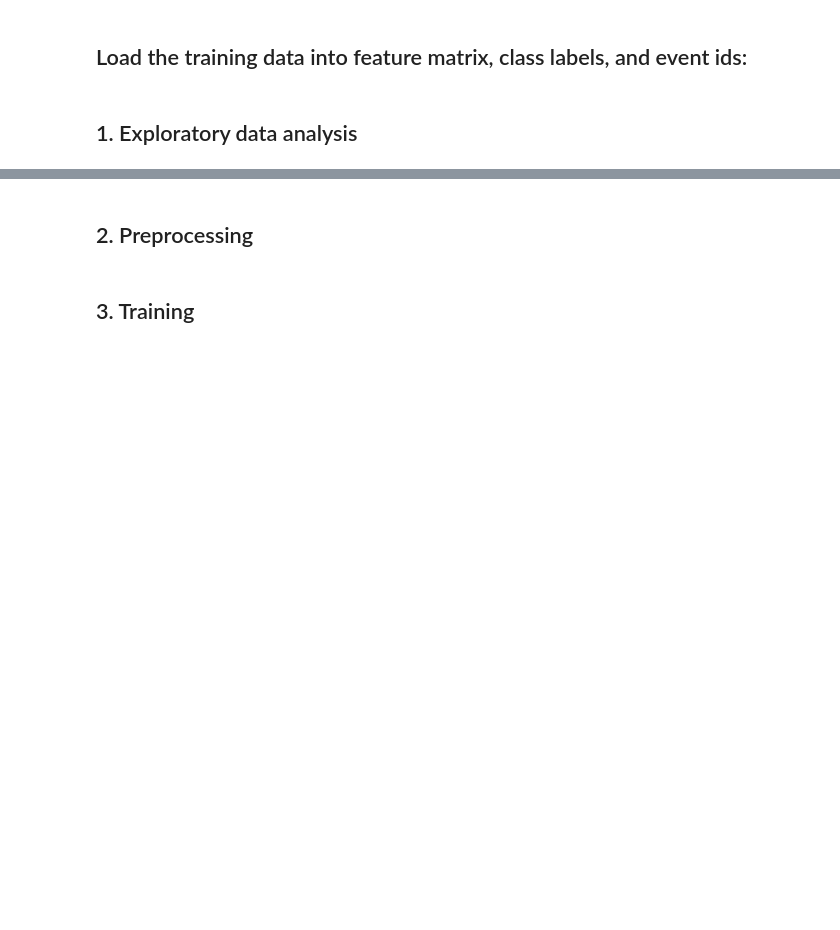
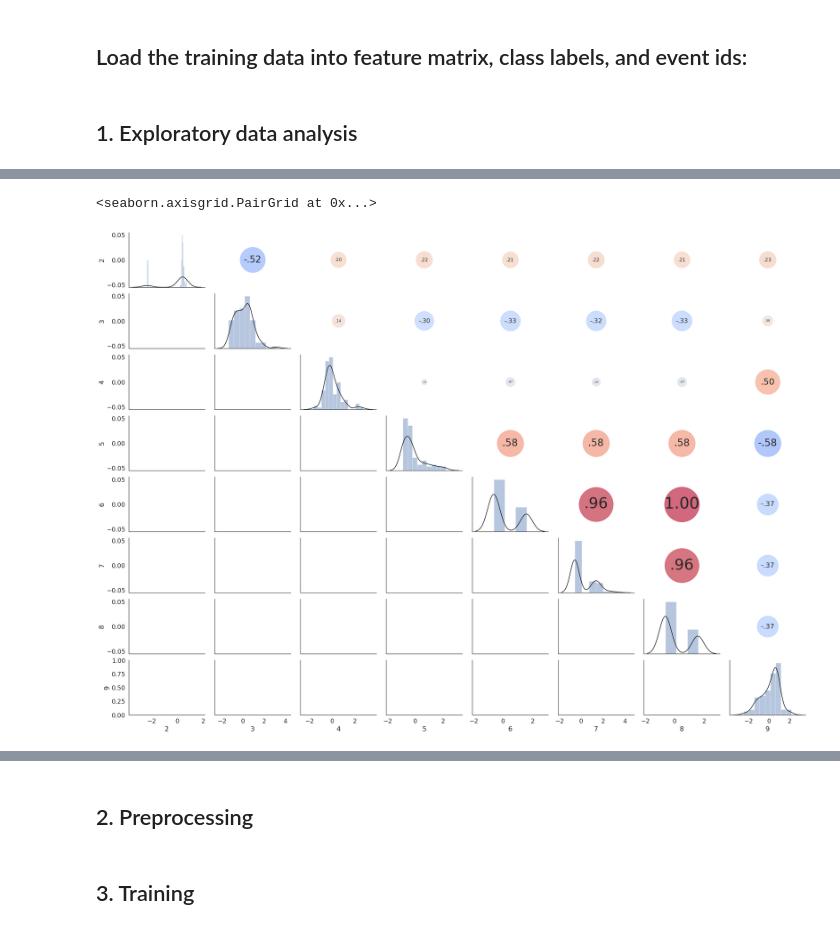
Before and after one commit to xavoliva6/ml-higgs-boson, a Jupyter notebook: project1/scripts/project1.ipynb, the cells around one changed output, grey strips where cells are left out. Drawn from its saved outputs; the diff is of its cells as text; code cells hidden in the pictures; blank space fills up the shorter version.

```diff
--- a/project1/scripts/project1.ipynb
+++ b/project1/scripts/project1.ipynb
@@ -24,3 +19,22 @@ D = tX.shape[1]
+# %%
+TRAIN_PATH = "../data/train.csv"
+TEST_PATH = "../data/test.csv"
+VAL_PERCENTAGE = 0.4
+Z_VALUE = 3.0
+DO_Z_OUTLIER_DETECTION = False
+Y, X, ids = load_csv_data(TRAIN_PATH)
+Y_te, X_te, ids_te = load_csv_data(TEST_PATH)
+# %%
+# standarise
+X = standardize(X)
+X_te = standardize(X_te)
+# %%
+# add bias term (column of ones)
+X = np.hstack((np.ones((X.shape[0], 1)), X))
+X_te = np.hstack((np.ones((X_te.shape[0], 1)), X_te))
+
+# split data
+(X_tr, Y_tr, ids_tr), (X_val, Y_val, ids_val) = split_data(X, Y, ids, val_prop=VAL_PERCENTAGE)
 # %% [markdown]
 ## 1. Exploratory data analysis
 # %%
@@ -30,0 +49,25 @@ ax2.boxplot(tX[:100,15:]);
+# %%
+import pandas as pd
+df = pd.DataFrame(X)
+df_s = df.iloc[:100,2:10]
+# %%
+def corrdot(*args, **kwargs):
+    corr_r = args[0].corr(args[1], 'pearson')
+    corr_text = f"{corr_r:2.2f}".replace("0.", ".")
+    ax = plt.gca()
+    ax.set_axis_off()
+    marker_size = abs(corr_r) * 10000
+    ax.scatter([.5], [.5], marker_size, [corr_r], alpha=0.6, cmap="coolwarm",
+               vmin=-1, vmax=1, transform=ax.transAxes)
+    font_size = abs(corr_r) * 40 + 5
+    ax.annotate(corr_text, [.5, .5,],  xycoords="axes fraction",
+                ha='center', va='center', fontsize=font_size)
+
+sns.set(style='white', font_scale=1.6)
+g = sns.PairGrid(df_s, aspect=1.4, diag_sharey=False)
+#g.map_lower(sns.regplot, lowess=True, ci=False, line_kws={'color': 'black'})
+g.map_diag(sns.distplot, kde_kws={'color': 'black'})
+g.map_upper(corrdot)
+# %% [output]
+<seaborn.axisgrid.PairGrid at 0x...>
+[figure, added]
```
Also changed, not shown: parts of 12 cells of this notebook, 1 other file.
